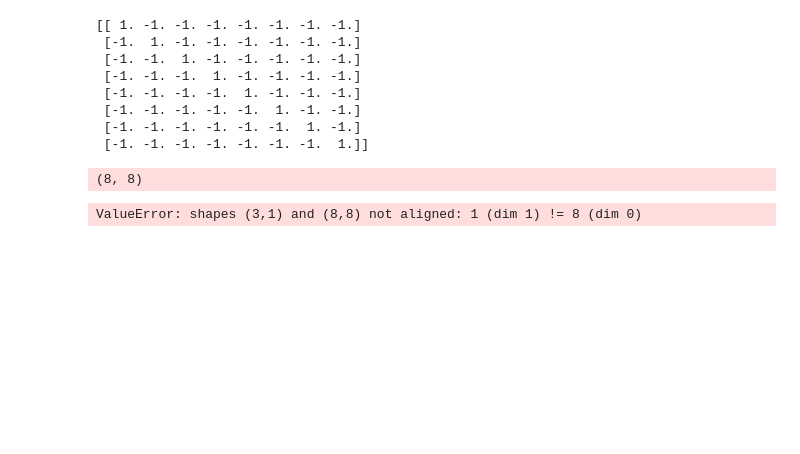
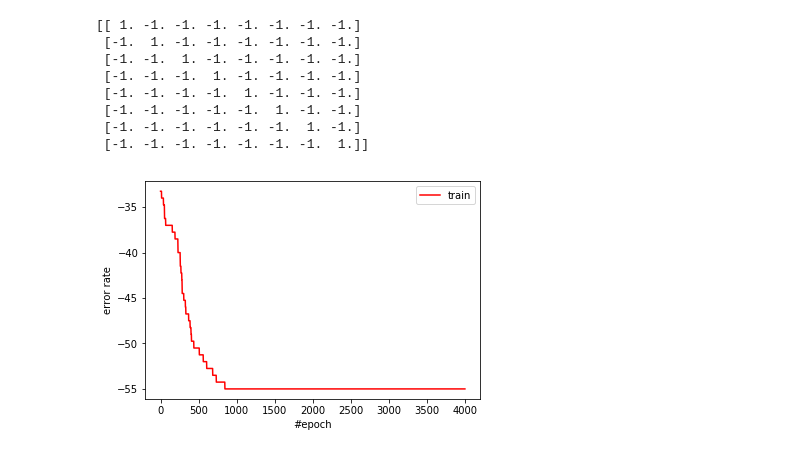
Before and after one commit to physics31415926/DD2437_ANN, a Jupyter notebook: Lab1/3_2.1.ipynb, the cells around one changed output. Drawn from its saved outputs; the diff is of its cells as text; code cells hidden in the pictures; blank space fills up the shorter version.

```diff
--- a/Lab1/3_2.1.ipynb
+++ b/Lab1/3_2.1.ipynb
@@ -97,11 +97,14 @@ class Linear(Layer):
         return out
 
     def backward(self, eta):
-       if self.require_grad:
+        if self.require_grad:
             batch_size = eta.shape[0]
-            self.W.grad = np.dot(self.x.T, eta) / batch_size
-            if self.b is not None: self.b.grad = np.sum(eta, axis=0) / batch_size
-       return np.dot(eta, self.W.T)
+            # 公式：dW_{ik}=\frac {1}{N} \sum_{j}^{C} x_{ji} da_{jk}
+            self.W.grad = np.einsum('ji,jk->ik', self.x, eta) / batch_size
+            # 公式：db_{*}=\frac {1}{N} \sum_{i}^{N} da_{i*}
+            if self.b is not None: self.b.grad = np.einsum('i...->...', eta, optimize=True) / batch_size
+        # 公式：dz_{ik}=\sum_{j}^{C} da_{ij} w_{kj}
+        return np.einsum('ij,kj->ik', eta, self.W.data, optimize=True)
 class Net(Layer):
     def __init__(self, layer_configures):
         self.layers = []
@@ -480,16 +483,15 @@ print(X)
 # %%
 layers =[
     {'type':'linear','shape':(8,3)},
     {'type':'tanh'},
     {'type':'linear','shape':(3,8)},
     {'type':'tanh'}
 ]
 net = Net(layers)
-opt = SGD(net.parameters,lr=1e-3)
-net.train(X,Y,opt,batch_size=1)
+opt = SGD(net.parameters,lr=1e-4)
+net.train(X,Y,opt,batch_size=1,epochs=4000)
 # %% [output]
-(8, 8)
-ValueError: shapes (3,1) and (8,8) not aligned: 1 (dim 1) != 8 (dim 0)
+[figure, added]
 # %%
 r=net.layers[0].forward(X)
 r=net.layers[1].forward(r)
```
Also changed, not shown: parts of 2 cells of this notebook, 2 other files.
